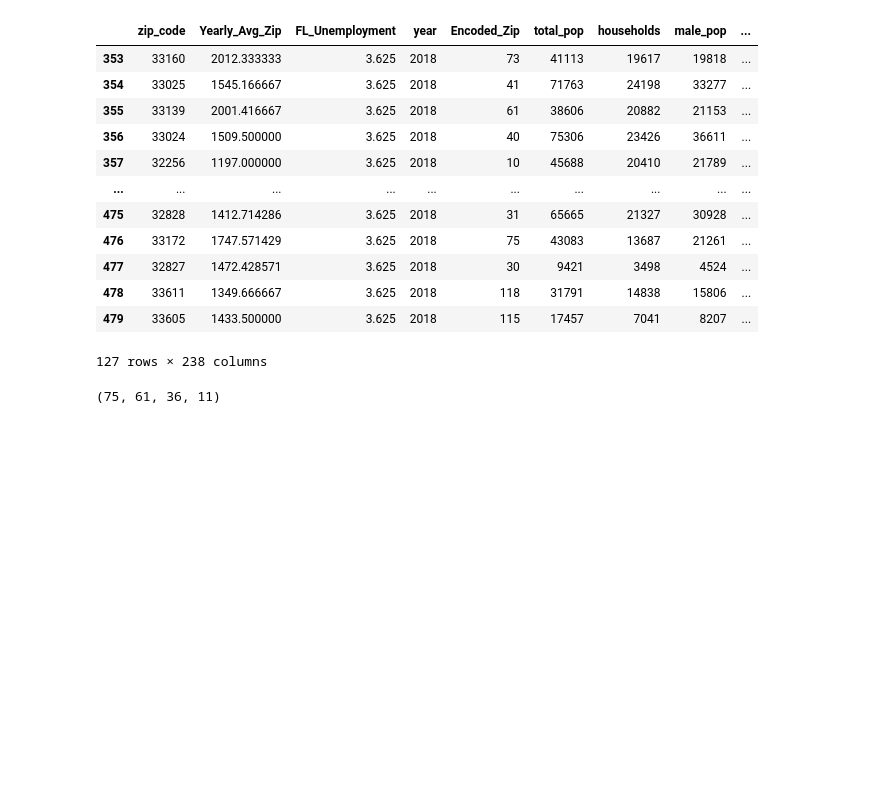
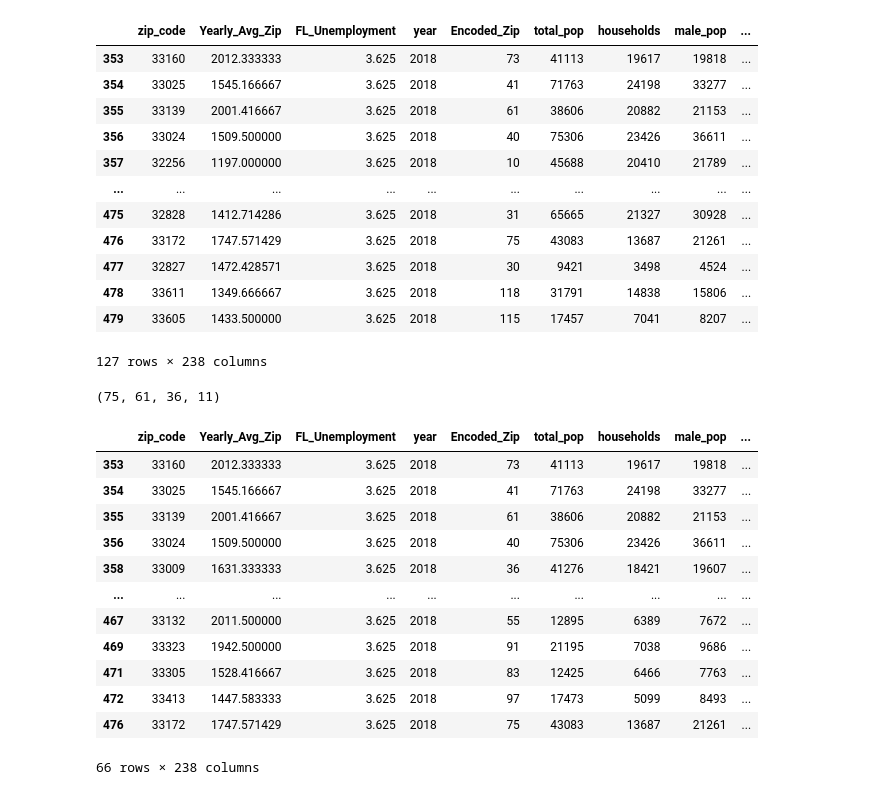
Before and after one commit to TheAidanAu/zillow_rent_index, a Jupyter notebook: JOHN/notebooks/first_clustering.ipynb, the cells around one changed output. Saved outputs shown, nothing was run; the diff lists cells and outputs as text; code cells hidden in the pictures; blank space fills up the shorter version.

```diff
--- a/JOHN/notebooks/first_clustering.ipynb
+++ b/JOHN/notebooks/first_clustering.ipynb
@@ -53,6 +53,21 @@ len(actual_miami_zip), len(actual_orlando_zip), len(actual_tampa_zip), len(actua
 # %% [output]
 (75, 61, 36, 11)
 # %%
-acs_2018_miami = acs_2018[ acs_2018['zip_code'].isin(actual_miami_zip) ]
+acs_2018_miami = acs_2018[ acs_2018['zip_code'].isin(actual_miami_zip) ].copy()
+acs_2018_miami
+# %% [output]
+|  | zip_code | Yearly_Avg_Zip | FL_Unemployment | year | Encoded_Zip | total_pop | households | male_pop | ... |
+| 353 | 33160 | 2012.333333 | 3.625 | 2018 | 73 | 41113 | 19617 | 19818 | ... |
+| 354 | 33025 | 1545.166667 | 3.625 | 2018 | 41 | 71763 | 24198 | 33277 | ... |
+| 355 | 33139 | 2001.416667 | 3.625 | 2018 | 61 | 38606 | 20882 | 21153 | ... |
+| 356 | 33024 | 1509.500000 | 3.625 | 2018 | 40 | 75306 | 23426 | 36611 | ... |
+| 358 | 33009 | 1631.333333 | 3.625 | 2018 | 36 | 41276 | 18421 | 19607 | ... |
+| ... | ... | ... | ... | ... | ... | ... | ... | ... | ... |
+| 467 | 33132 | 2011.500000 | 3.625 | 2018 | 55 | 12895 | 6389 | 7672 | ... |
+| 469 | 33323 | 1942.500000 | 3.625 | 2018 | 91 | 21195 | 7038 | 9686 | ... |
+| 471 | 33305 | 1528.416667 | 3.625 | 2018 | 83 | 12425 | 6466 | 7763 | ... |
+| 472 | 33413 | 1447.583333 | 3.625 | 2018 | 97 | 17473 | 5099 | 8493 | ... |
+| 476 | 33172 | 1747.571429 | 3.625 | 2018 | 75 | 43083 | 13687 | 21261 | ... |
+66 rows × 238 columns
 # %%
 kmeans_cols = [ 'zip_code', 'gini_index', 'median_age' ]
```
Also changed, not shown: parts of 3 cells of this notebook, 2 other files.
